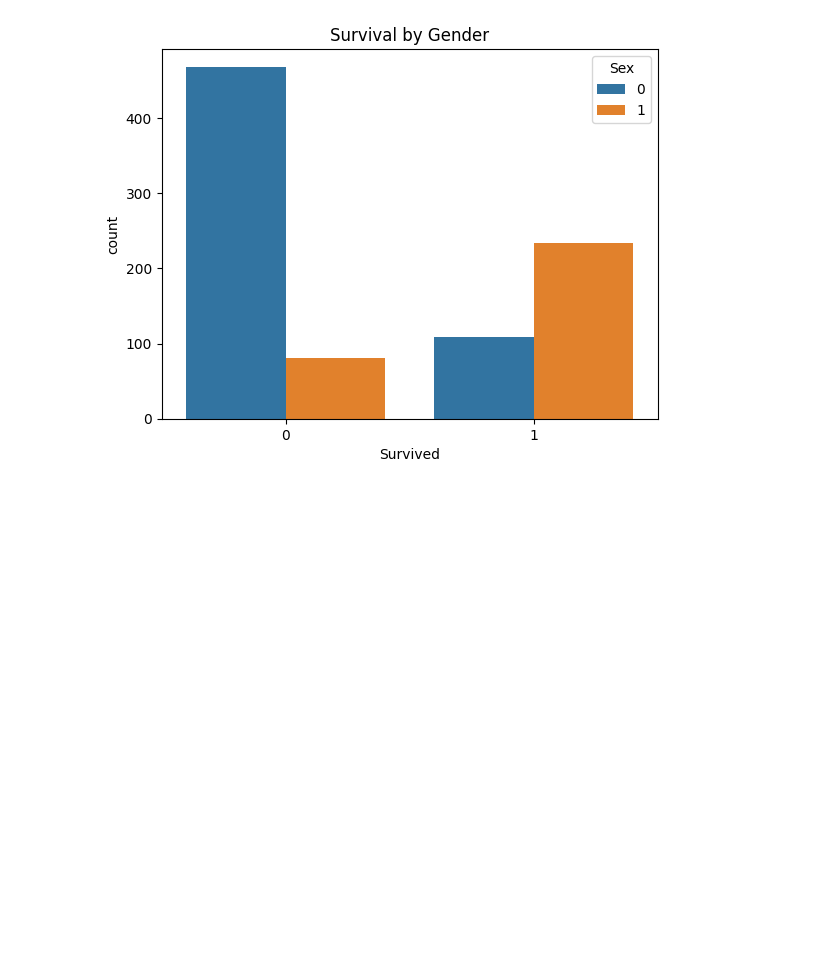
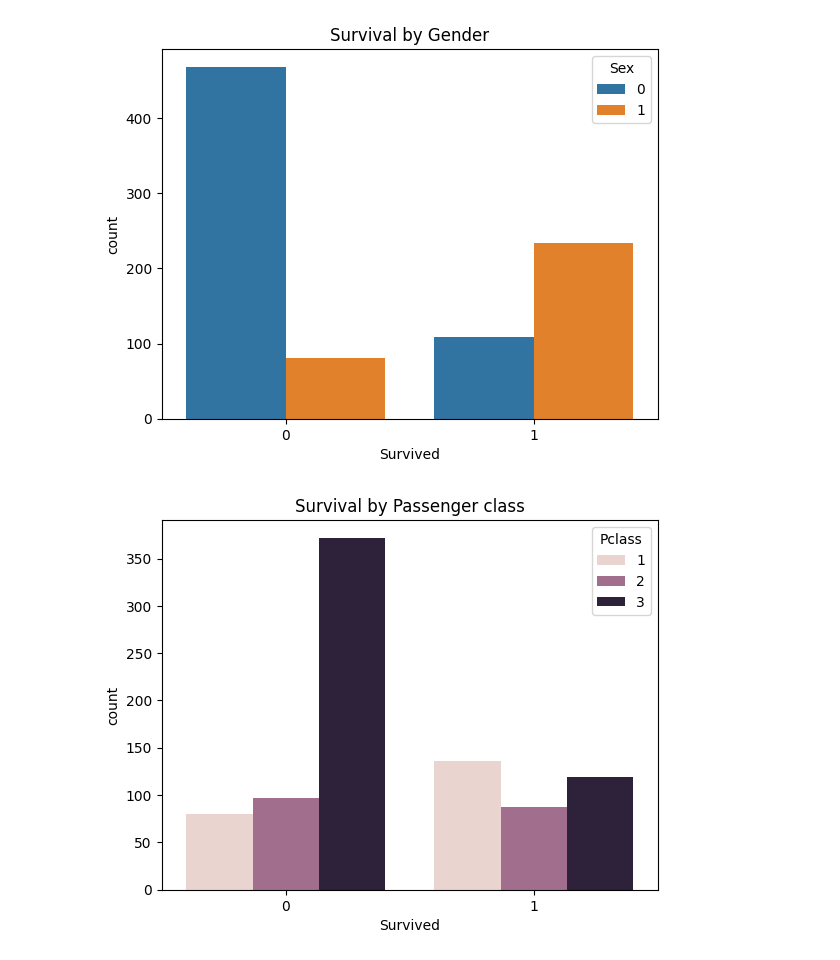
Before and after one commit to amandeep-singh28/Titanic-Project-Combinatorial-Studies, a Jupyter notebook: 02_Data_Visualization.ipynb, the cells around one changed output. Drawn from its saved outputs; the diff is of its cells as text; code cells hidden in the pictures; blank space fills up the shorter version.

Commit message:
Survival by Passenger Class

```diff
--- a/02_Data_Visualization.ipynb
+++ b/02_Data_Visualization.ipynb
@@ -32,3 +32,11 @@ plt.title("Survival by Gender")
 plt.show()
 # %% [output]
 [figure]
+# %%
+# 3. Survival vs Passenger class
+plt.figure()
+sns.countplot(x = 'Survived', hue = 'Pclass' , data = df)
+plt.title("Survival by Passenger class")
+plt.show()
+# %% [output]
+[figure, added]
```
